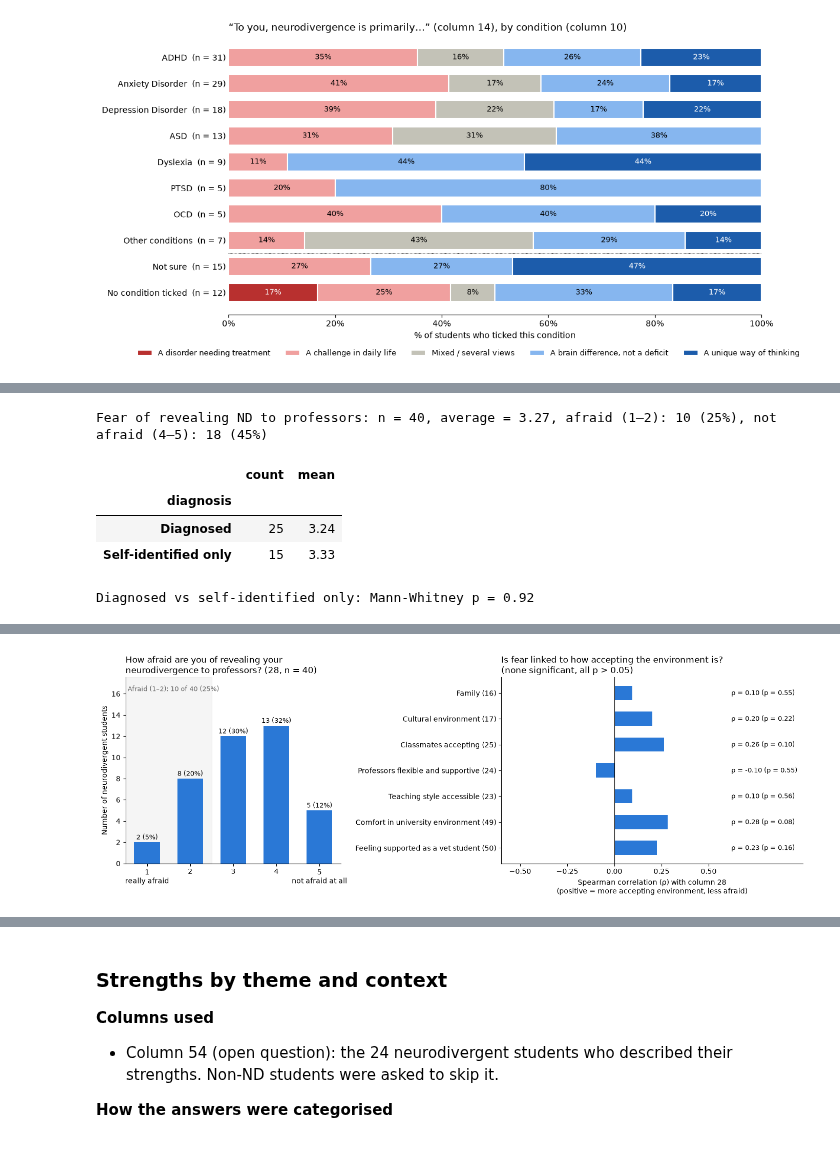
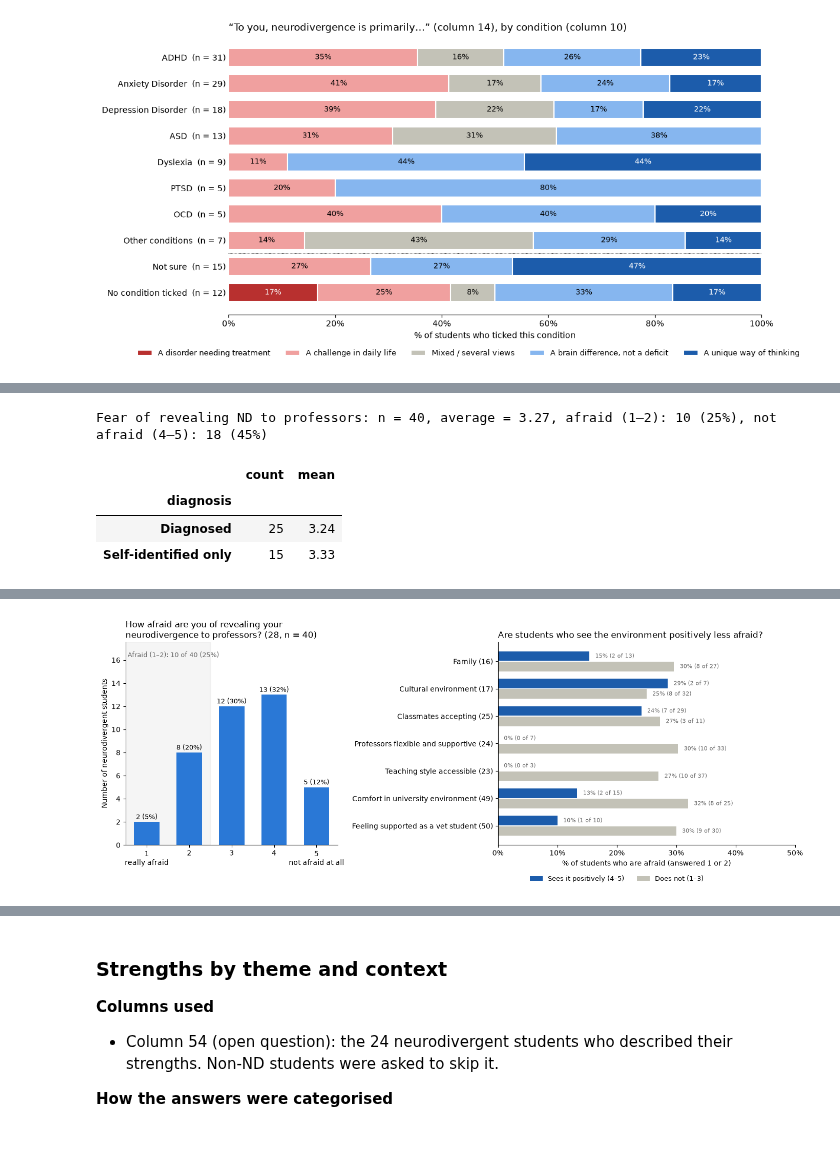
Before and after one commit to CarlaOnate/data-analysis-mental-health-veterinary-medicine-thesis, a Jupyter notebook: eba.ipynb, the cells around one changed output, grey strips where cells are left out. Cells and saved outputs as stored; diff of their text form; code cells hidden in the pictures.

```diff
--- a/eba.ipynb
+++ b/eba.ipynb
@@ -692,12 +552,11 @@ rows = []
 for name, col in QUESTIONS:
     low = df.loc[~df["high_overwhelm"], col].dropna()
     high = df.loc[df["high_overwhelm"], col].dropna()
-    # Mann-Whitney U test: do the high-overwhelm students tend to give higher answers?
     rows.append({
         "question": name.replace("\n", " "),
         "low/moderate overwhelm average": low.mean(),
         "high overwhelm average": high.mean(),
-        "p-value": stats.mannwhitneyu(high, low).pvalue,
+        "difference": high.mean() - low.mean(),
     })
 averages = pd.DataFrame(rows)
 display(averages.round(3))
@@ -1262,16 +1048,18 @@ for col, name in ENVIRONMENTS:
         "average, all": answers.mean(),
         "average, ND": nd_answers.mean(),
         "average, not ND": non_answers.mean(),
-        # Mann-Whitney U test: do ND students tend to answer higher or lower than the others?
-        "p-value ND vs not ND": stats.mannwhitneyu(nd_answers, non_answers).pvalue,
     })
 display(pd.DataFrame(rows).round(2))
 
-# Family vs cultural environment: the same students answered both, so a paired test is used
-wilcoxon = stats.wilcoxon(df["16"], df["17"], nan_policy="omit")
-print(f"Family vs cultural environment: average {df['16'].mean():.2f} vs {df['17'].mean():.2f}, "
-      f"Wilcoxon signed-rank p = {wilcoxon.pvalue:.3f}")
-print(f"Professors (24) vs teaching style (23): Spearman ρ = {df['24'].corr(df['23'], method='spearman'):.2f}")
+# Family vs cultural environment: the same students answered both, so count who rated which one higher
+fc = df[["16", "17"]].dropna()
+print(f"Family vs cultural environment: average {df['16'].mean():.2f} vs {df['17'].mean():.2f}. "
+      f"Family higher: {(fc['16'] > fc['17']).sum()}, culture higher: {(fc['16'] < fc['17']).sum()}, "
+      f"same answer: {(fc['16'] == fc['17']).sum()}")
+# Professors vs teaching style: do students who find professors unsupportive also find the teaching inaccessible?
+display(pd.crosstab(df["24"].le(2).map({True: "Disagree (1–2)", False: "Neutral or agree (3–5)"}),
+                    df["23"].le(2).map({True: "Disagree (1–2)", False: "Neutral or agree (3–5)"}),
+                    margins=True).rename_axis(index="Professors supportive (24)", columns="Teaching accessible (23)"))
 
 # Supporting yes / no questions about the university
 for col, question in [("20", "Most professors are aware and accepting of neurodivergence (20)"),
@@ -1372,6 +1156,7 @@ FEAR_LINKS = [
     ("Comfort in university environment (49)", "49"),
     ("Feeling supported as a vet student (50)", "50"),
 ]
+POSITIVE_COLOR, OTHER_COLOR = "#1c5cab", "#c3c2b7"
 
 # Column 28 asked non-ND students to skip it, so only neurodivergent students are used
 # Scale: 1 = really afraid, 5 = not afraid at all (a LOWER answer means MORE fear)
@@ -1384,20 +1169,21 @@ print(f"Fear of revealing ND to professors: n = {n}, average = {fear.mean():.2f}
       f"afraid (1–2): {afraid} ({afraid / n:.0%}), not afraid (4–5): {not_afraid} ({not_afraid / n:.0%})")
 
 # Diagnosed vs self-identified: does an official diagnosis change the fear?
-by_diag = nd_students.groupby("diagnosis")["28"].agg(["count", "mean"])
-mw = stats.mannwhitneyu(nd_students.loc[nd_students["diagnosis"] == "Diagnosed", "28"].dropna(),
-                        nd_students.loc[nd_students["diagnosis"] == "Self-identified only", "28"].dropna())
-display(by_diag.round(2))
-print(f"Diagnosed vs self-identified only: Mann-Whitney p = {mw.pvalue:.2f}")
+display(nd_students.groupby("diagnosis")["28"].agg(["count", "mean"]).round(2))
 
-# Spearman correlation between column 28 and each perception of the environment.
-# Positive ρ = students who see the environment as more accepting are LESS afraid
-fear_corr = pd.DataFrame(
-    [stats.spearmanr(nd_students["28"], nd_students[col], nan_policy="omit") for _, col in FEAR_LINKS],
-    index=[name for name, _ in FEAR_LINKS], columns=["Spearman ρ with column 28", "p-value"])
-display(fear_corr.round(3))
+# % afraid (1–2) among students who see each environment positively (4–5) vs the others (1–3)
+rows = []
+for name, col in FEAR_LINKS:
+    pair = nd_students[["28", col]].dropna()
+    positive = pair[col] >= 4
+    for group, mask in [("Positive (4–5)", positive), ("Not positive (1–3)", ~positive)]:
+        rows.append({"environment": name, "group": group, "students": mask.sum(),
+                     "afraid": (pair.loc[mask, "28"] <= 2).sum(),
+                     "% afraid": (pair.loc[mask, "28"] <= 2).mean()})
+fear_by_env = pd.DataFrame(rows)
+display(fear_by_env.assign(**{"% afraid": (fear_by_env["% afraid"] * 100).round(0)}))
 
-fig, (ax1, ax2) = plt.subplots(1, 2, figsize=(14, 5), gridspec_kw={"width_ratios": [1, 1.4]})
+fig, (ax1, ax2) = plt.subplots(1, 2, figsize=(14, 5.5), gridspec_kw={"width_ratios": [1, 1.4]})
 
 # Left: distribution of fear
 counts = fear.value_counts().reindex(range(1, 6), fill_value=0)
@@ -1415,18 +1201,22 @@ ax1.set_ylabel("Number of neurodivergent students")
 ax1.set_title(f"How afraid are you of revealing your\nneurodivergence to professors? (28, n = {n})", loc="left")
 ax1.spines[["top", "right"]].set_visible(False)
 
-# Right: is fear linked to how accepting the environment is?
-y = range(len(FEAR_LINKS))
-ax2.barh(list(y), fear_corr["Spearman ρ with column 28"], height=0.55, color=ND_COLOR)
-for i, (rho, p) in enumerate(zip(fear_corr["Spearman ρ with column 28"], fear_corr["p-value"])):
-    ax2.text(0.62, i, f"ρ = {rho:.2f} (p = {p:.2f})", va="center", fontsize=9)
-ax2.axvline(0, color="black", linewidth=0.8)
-ax2.set_yticks(list(y), fear_corr.index)
+# Right: % afraid, by how the student sees each environment
+h = 0.38
+for offset, group, color, label in [(-h / 2, "Positive (4–5)", POSITIVE_COLOR, "Sees it positively (4–5)"),
+                                   (h / 2, "Not positive (1–3)", OTHER_COLOR, "Does not (1–3)")]:
+    part = fear_by_env[fear_by_env["group"] == group]
+    y = np.arange(len(FEAR_LINKS)) + offset
+    ax2.barh(y, part["% afraid"], height=h - 0.03, color=color, label=label)
+    for yi, share, k, total in zip(y, part["% afraid"], part["afraid"], part["students"]):
+        ax2.text(share + 0.01, yi, f"{share:.0%} ({k} of {total})", va="center", fontsize=8, color="dimgrey")
+ax2.set_yticks(range(len(FEAR_LINKS)), [name for name, _ in FEAR_LINKS])
 ax2.invert_yaxis()
-ax2.set_xlim(-0.6, 1.0)
-ax2.set_xticks([-0.5, -0.25, 0, 0.25, 0.5])
-ax2.set_xlabel("Spearman correlation (ρ) with column 28\n(positive = more accepting environment, less afraid)")
-ax2.set_title("Is fear linked to how accepting the environment is?\n(none significant, all p > 0.05)", loc="left")
+ax2.set_xlim(0, 0.5)
+ax2.xaxis.set_major_formatter(plt.matplotlib.ticker.PercentFormatter(1.0))
+ax2.set_xlabel("% of students who are afraid (answered 1 or 2)")
+ax2.set_title("Are students who see the environment positively less afraid?", loc="left")
+ax2.legend(frameon=False, loc="upper center", bbox_to_anchor=(0.4, -0.12), ncol=2, fontsize=9)
 ax2.spines[["top", "right"]].set_visible(False)
 plt.tight_layout()
 plt.show()
@@ -1436,4 +1226,3 @@ Fear of revealing ND to professors: n = 40, average = 3.27, afraid (1–2): 10 (
 | diagnosis |  |  |
 | Diagnosed | 25 | 3.24 |
 | Self-identified only | 15 | 3.33 |
-Diagnosed vs self-identified only: Mann-Whitney p = 0.92
@@ -1448,4 +1244,4 @@ Diagnosed vs self-identified only: Mann-Whitney p = 0.92
-[figure, old version]
+[figure, new version]
 # %% [markdown]
 ## Biggest challenges for neurodivergent students
 
```
Also changed, not shown: parts of 29 cells of this notebook, 1 other file.
